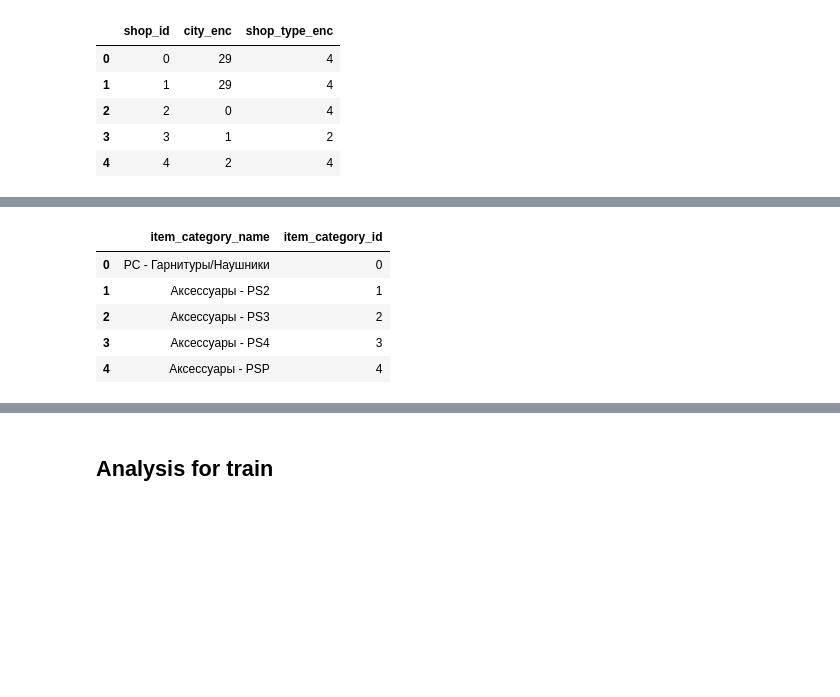
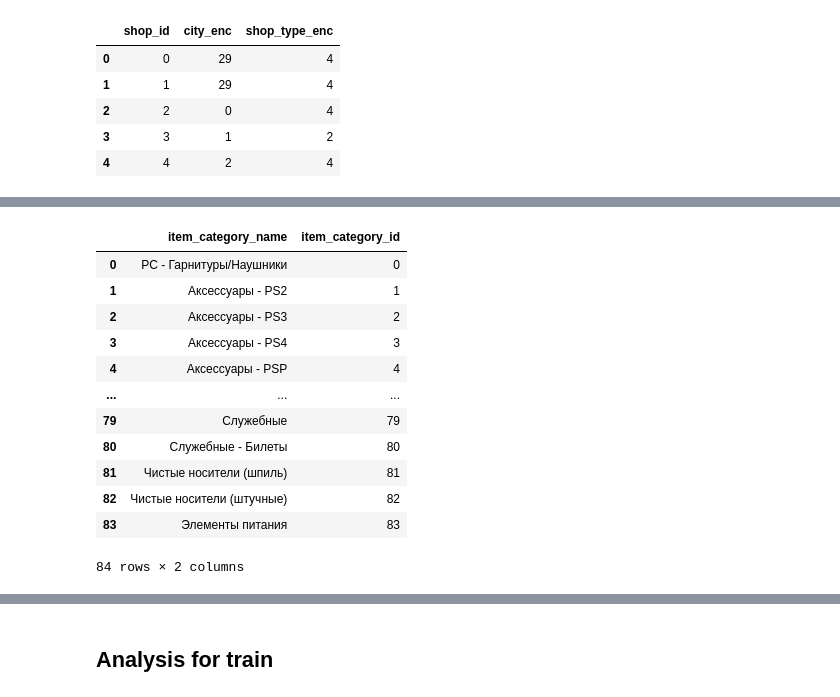
Before and after one commit to TayJen/HSE-Practice, a Jupyter notebook: HSE Final Project: Predict Future Sales.ipynb, the cells around one changed output, grey strips where cells are left out. Drawn from its saved outputs; the diff is of its cells as text; code cells hidden in the pictures; blank space fills up the shorter version.

Commit message:
Started analysis in categories

```diff
--- a/HSE Final Project: Predict Future Sales.ipynb
+++ b/HSE Final Project: Predict Future Sales.ipynb
@@ -241,10 +217,17 @@ df_shops.head()
 # %%
 df_categories = pd.read_csv(dest + 'item_categories.csv')
-df_categories.head()
+df_categories.head(100)
 # %% [output]
 |  | item_category_name | item_category_id |
 | 0 | PC - Гарнитуры/Наушники | 0 |
 | 1 | Аксессуары - PS2 | 1 |
 | 2 | Аксессуары - PS3 | 2 |
 | 3 | Аксессуары - PS4 | 3 |
 | 4 | Аксессуары - PSP | 4 |
+| ... | ... | ... |
+| 79 | Служебные | 79 |
+| 80 | Служебные - Билеты | 80 |
+| 81 | Чистые носители (шпиль) | 81 |
+| 82 | Чистые носители (штучные) | 82 |
+| 83 | Элементы питания | 83 |
+84 rows × 2 columns
```
Also changed, not shown: parts of 25 cells of this notebook.
